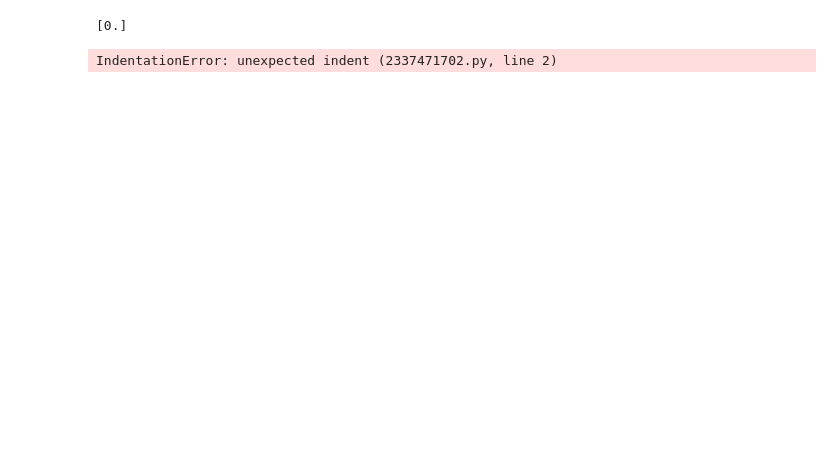
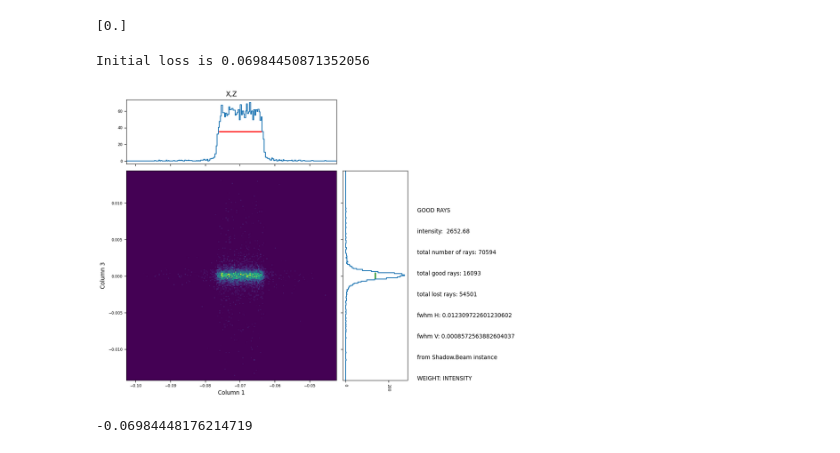
Before and after one commit to AI-ML-at-APS/AI-ML_Control_System, a Jupyter notebook: work_directory/jupyter/gp_discrete/openai_gym.ipynb, the cells around one changed output. Drawn from its saved outputs; the diff is of its cells as text; code cells hidden in the pictures; blank space fills up the shorter version.

```diff
--- a/work_directory/jupyter/gp_discrete/openai_gym.ipynb
+++ b/work_directory/jupyter/gp_discrete/openai_gym.ipynb
@@ -112,6 +163,16 @@ test_absolute_movements = initial_absolute_positions + translations
+# %%
+test_random_movement = np.array([0.07])#, 0.1, 5, 8])
+test_absolute_movements = initial_absolute_positions + test_random_movement
+focusing_system = movers.move_motors(focusing_system, move_motors, test_absolute_movements, movement='absolute')
 # %%
-focusing_system = movers.move_motors(focusing_system, move_motors, test_absolute_movements)
-                                         movement='absolute')
+centroid, out_beam, hist, dw = opt_common.get_centroid_distance(focusing_system, random_seed=DEFAULT_RANDOM_SEED)
+print('Initial loss is', centroid)
 # %% [output]
-IndentationError: unexpected indent (2337471702.py, line 2)
+Initial loss is 0.06984450871352056
+# %%
+_ = plot_shadow_beam_spatial_distribution(out_beam)
+print(dw.get_parameter('h_centroid'))
+# %% [output]
+[figure, added]
+-0.06984448176214719
 # %%
```
Also changed, not shown: parts of 14 cells of this notebook, 1 other file.
